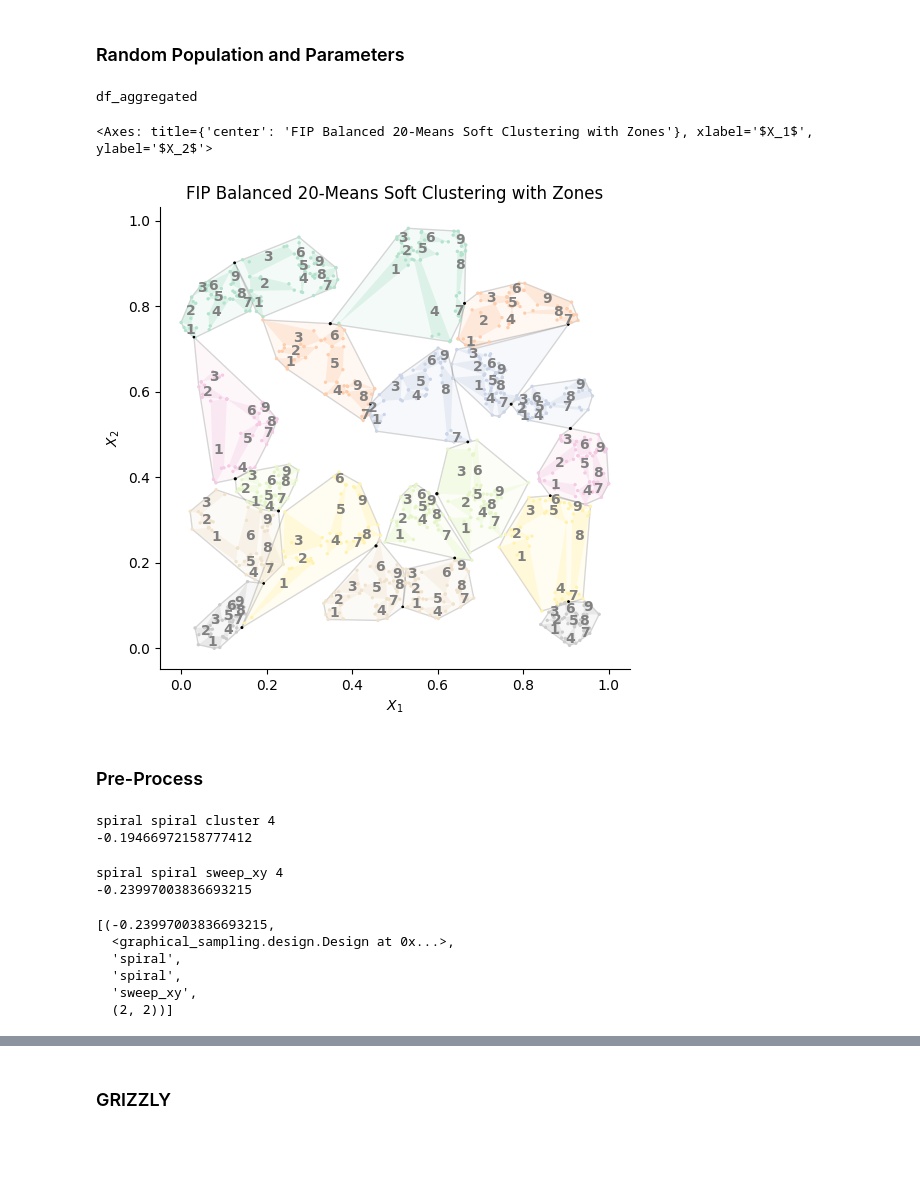
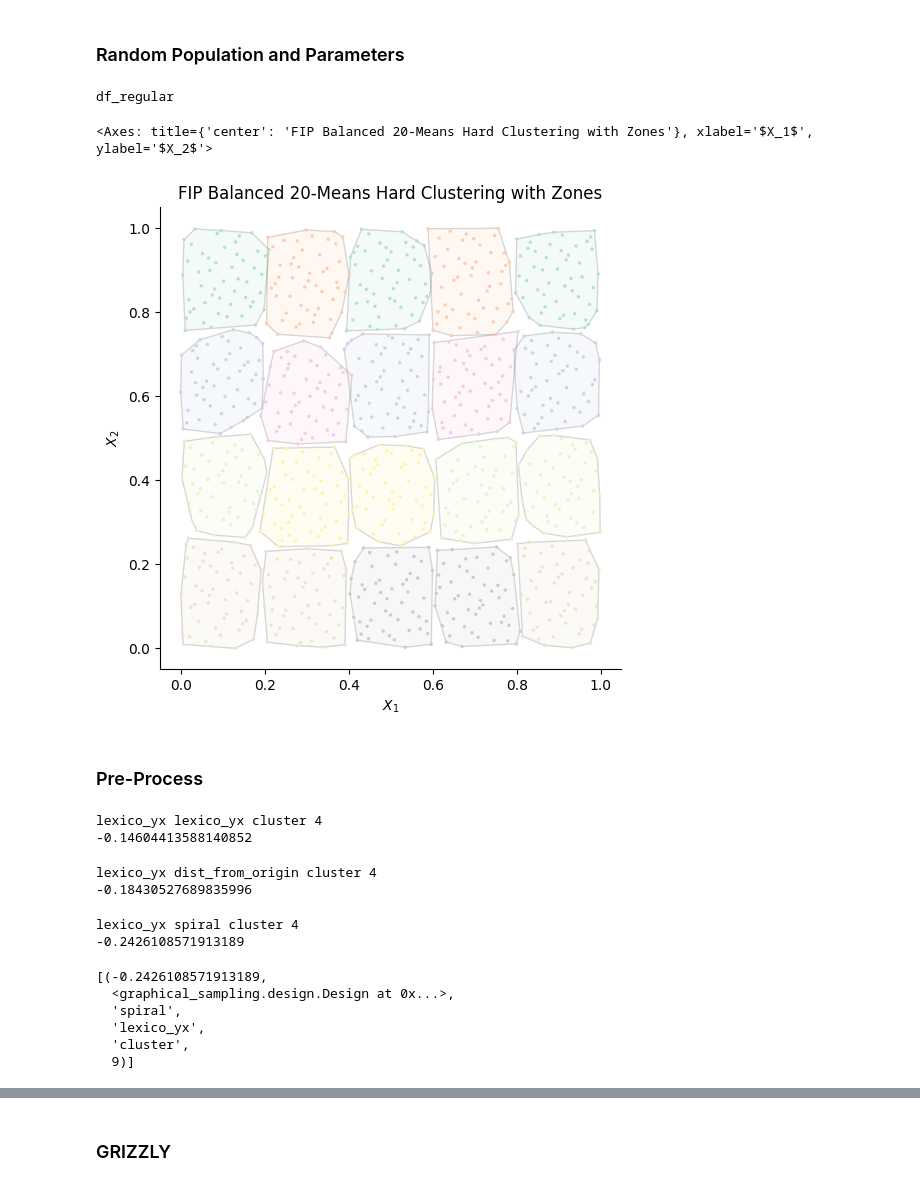
Before and after one commit to mehdimhb/graphical-sampling, a Jupyter notebook: simulations/jupyters/sampling.ipynb, the cells around one changed output, grey strips where cells are left out. Cells and saved outputs as stored; diff of their text form; code cells hidden in the pictures; blank space fills up the shorter version.

```diff
--- a/simulations/jupyters/sampling.ipynb
+++ b/simulations/jupyters/sampling.ipynb
@@ -67,11 +70,11 @@ def popus(n):
         ####################################
     return(dfs)
 # %%
-popu = 'df_aggregated'
+popu = 'df_regular'
 ep_or_up = 'pik_ep'
 n = 20
-num_zones_cluster = [4]
-num_zones_sweep = [(2, 2)]
+num_zones_cluster = [9]
+num_zones_sweep = [(3, 3)]
 num_splits = [4]
 # %% [markdown]
 ### Random Population and Parameters
@@ -91,14 +108,14 @@ fbn = gs.clustering.FIPBalancedNMeans(n=n, init_clust_method = 'expanded', split
 # fbn.plot(mode='hard')
 print(popu)
 # %% [output]
-df_aggregated
+df_regular
 # %%
 fbn.fit(pop)
-fbn.fit_zones(num_zones=(3, 3), mode='sweep_xy')
-fbn.plot(mode='soft')
+fbn.fit_zones(num_zones=(1, 1), mode='sweep_xy')
+fbn.plot(mode='hard')
 # %% [output]
-<Axes: title={'center': 'FIP Balanced 20-Means Soft Clustering with Zones'}, xlabel='$X_1$', ylabel='$X_2$'>
+<Axes: title={'center': 'FIP Balanced 20-Means Hard Clustering with Zones'}, xlabel='$X_1$', ylabel='$X_2$'>
-[figure, old version]
+[figure, new version]
 # %% [markdown]
 ### Pre-Process
 # %%
@@ -109,15 +126,16 @@ point_strategies = [
     'spiral', None,
     'lexico_xy', 'projection',
 ]
-point_strategies=['spiral']
+# point_strategies=['spiral']
 zone_strategies = [
       'lexico_yx', 'dist_from_origin',
     'spiral', None,
     'lexico_xy', 'projection'
 ]
-zone_strategies = ['spiral']
+# zone_strategies = ['spiral']
 zone_modes = [
-    'cluster', 'sweep_xy', 'sweep_yx'
+    'cluster',
+    'sweep_xy', 'sweep_yx'
 ]
 # zone_modes = ['cluster']
 
@@ -140,9 +158,9 @@ for _ in range(1):
 
             for _ in range(1):
 
-                fbn = gs.clustering.FIPBalancedNMeans(n=n, init_clust_method = 'expanded', split_size = 1)
-                fbn.fit(pop)
-                fbn.fit_zones(num_zones=num_zones, mode=zone_mode)
+                # fbn = gs.clustering.FIPBalancedNMeans(n=n, init_clust_method = 'expanded', split_size = 1)
+                # fbn.fit(pop)
+                # fbn.fit_zones(num_zones=num_zones, mode=zone_mode)
 
                 # try:
                 order = gs.Order.from_clusters(
@@ -168,15 +186,17 @@ for _ in range(1):
 z = sorted(track, key=lambda x: x[0], reverse=False)
 z[:1]
 # %% [output]
-spiral spiral cluster 4
--0.19466972158777412
+lexico_yx lexico_yx cluster 4
+-0.14604413588140852
-spiral spiral sweep_xy 4
--0.23997003836693215
+lexico_yx dist_from_origin cluster 4
+-0.18430527689835996
-[(-0.23997003836693215,
-  <graphical_sampling.design.Design at 0x...>,
-  'spiral',
-  'spiral',
-  'sweep_xy',
-  (2, 2))]
+lexico_yx spiral cluster 4
+-0.2426108571913189
+[(-0.2426108571913189,
+  <graphical_sampling.design.Design at 0x...>,
+  'spiral',
+  'lexico_yx',
+  'cluster',
+  9)]
 # %%
 z = sorted(track, key=lambda x: x[0], reverse=False)
```
Also changed, not shown: parts of 11 cells of this notebook, 12 other files.
